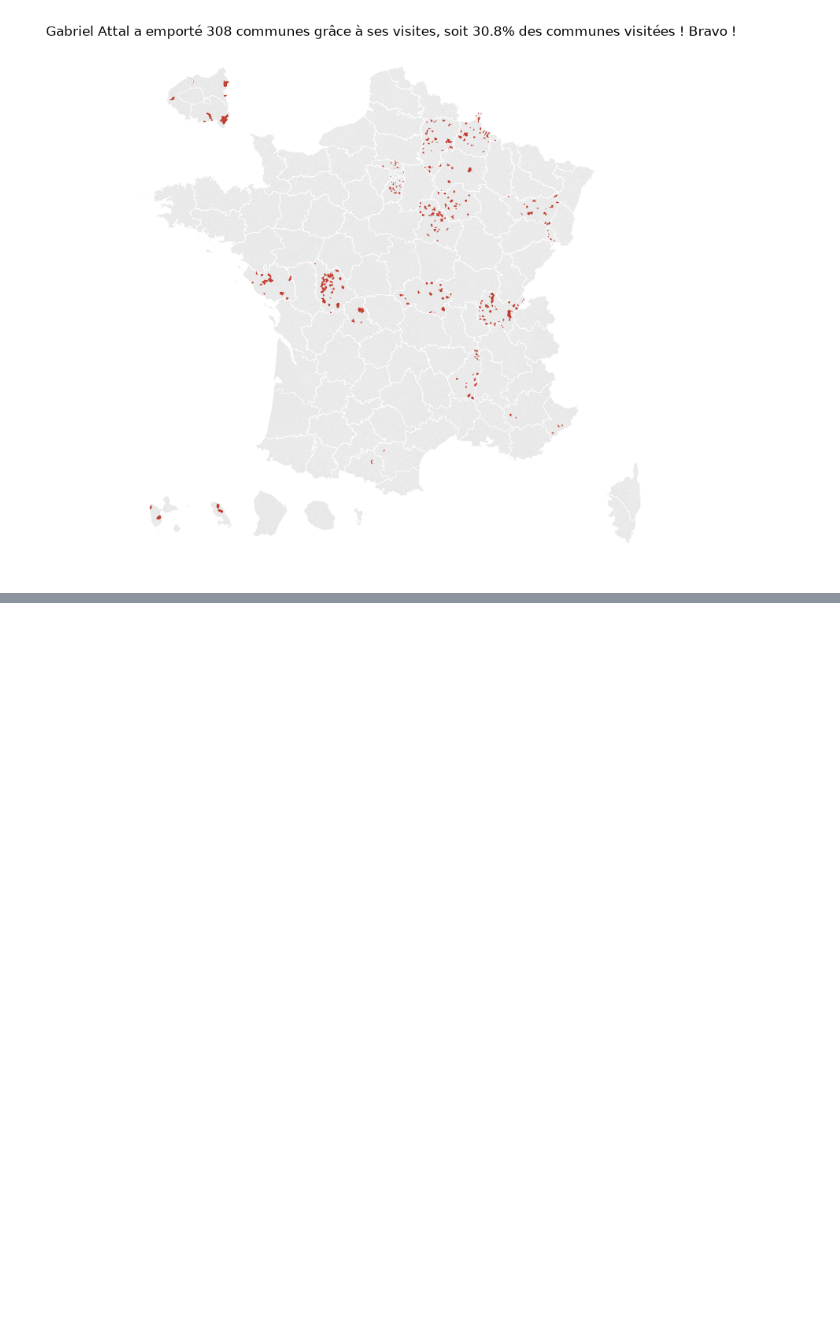
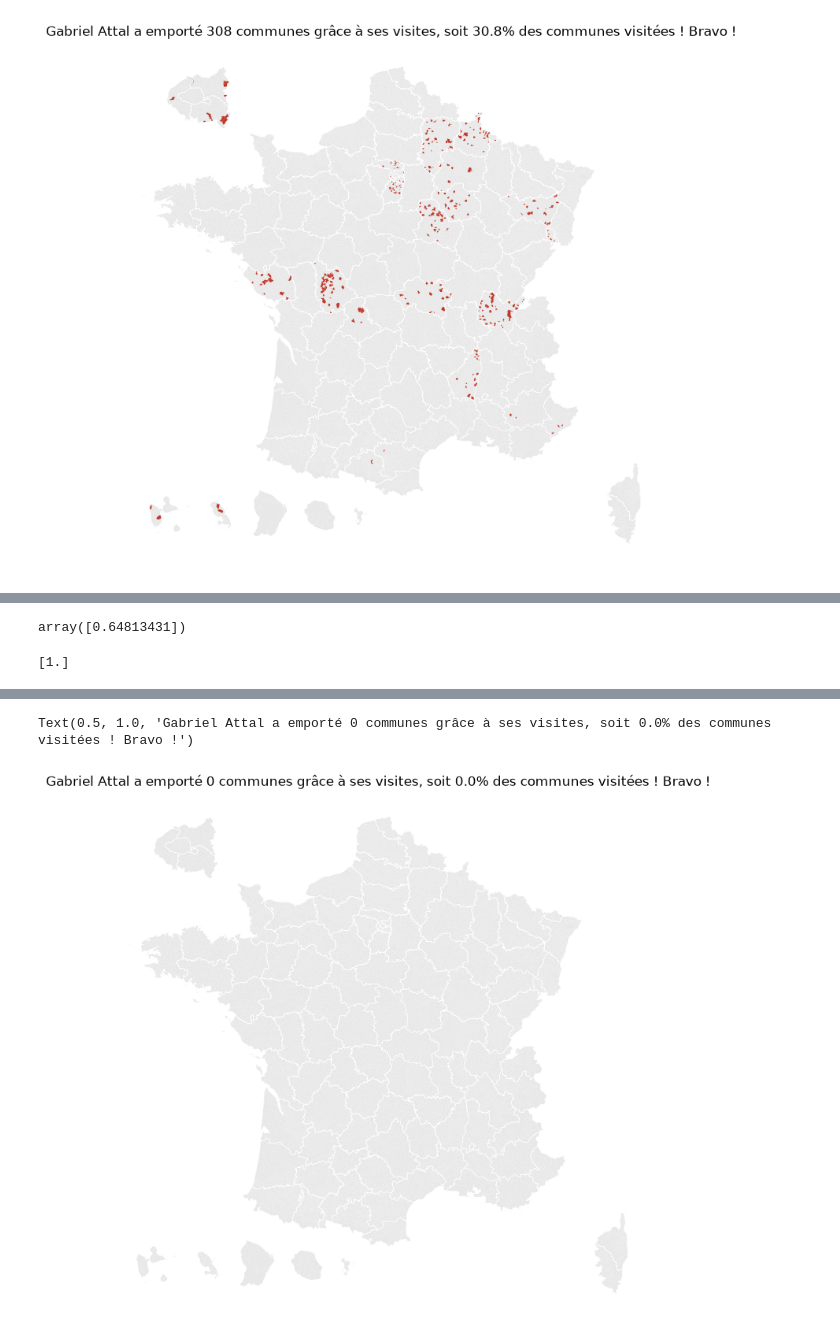
Before and after one commit to nelissanne/bistrots-et-bulletins, a Jupyter notebook: analyse/2.projection_Attal_1000_bistrots.ipynb, the cells around one changed output, grey strips where cells are left out. Saved outputs shown, nothing was run; the diff lists cells and outputs as text; code cells hidden in the pictures; blank space fills up the shorter version.

Commit message:
WIP ajout paramètres

```diff
--- a/analyse/2.projection_Attal_1000_bistrots.ipynb
+++ b/analyse/2.projection_Attal_1000_bistrots.ipynb
@@ -155,47 +188,56 @@ with fs.open(FILE_PATH_OUT_S3, 'wb') as file_out:
+# %%
+from scipy.stats import truncnorm
+rng = np.random.default_rng(seed=42)
+mu, sigma = 0.5, 0.2               # choisis ton écart-type
+a, b = (0 - mu) / sigma, (1 - mu) / sigma   # bornes exprimées en écarts-types
+xs = truncnorm.rvs(a, b, loc=mu, scale=sigma, size=1, random_state=rng)
+xs
+# %% [output]
+array([0.64813431])
+# %%
+efficacite = 1-(max((nb_bistrots_total-1000), 0)/1000*xs)
+print(efficacite)
+# %% [output]
+[1.]
 # %%
-import itertools
-import pandas as pd
 
-def calcul_codes(croissant=True):          # On POC avec un seul paramètre
 
-    nb_bistrots_par_ville = 1
-    nb_bistrots_total = 1000
-    nombre_villes = nb_bistrots_total/nb_bistrots_par_ville
 
-    # On crée la sous-table qui contient ces villes
-    bistrots_visites = df.sort_values("nb_etablissements", ascending=croissant).head(int(nombre_villes)) #Arrondi à l'inférieur
+def calcul_codes(nb_bistrots_par_ville = 1, nb_bistrots_total = 2000, critere_tri="nb_etablissements", croissant=False, tour="tous"):
 
-    # On calcule la proportion du nombre de bistrots visités dans la ville par rapport au nombre de bistrots totaux de la ville
-    bistrots_visites['part_des_etablissements_visites'] = nb_bistrots_par_ville/bistrots_visites['nb_etablissements']
 
-    # On applique cette proportion aux abstentionnistes de la ville
-    bistrots_visites['voix_pour_attal'] = bistrots_visites['part_des_etablissements_visites']*bistrots_visites['Abstentions']
+    bistrots_ordonnes = df.sort_values(critere_tri, ascending=croissant)
+    cumul = bistrots_ordonnes["nb_etablissements"].cumsum()
+    bistrots_visites = bistrots_ordonnes[cumul.shift(fill_value=0) < nb_bistrots_total]
 
-    # On calcule le nombre de voix obtenues par la liste gagnante
-    bistrots_visites['voix_LG'] = bistrots_visites['part_votes_liste_gagnante']*bistrots_visites['Exprimés']
+    efficacite = 1-(max((nb_bistrots_total-1000), 0)/1000*xs)
+    print(efficacite)
 
-    # Indicatrice de victoire
-    bistrots_visites['victoire_attal'] =  bistrots_visites['voix_pour_attal'] > bistrots_visites['voix_LG']
+    bistrots_visites['part_des_etablissements_visites'] = (nb_bistrots_par_ville / bistrots_visites['nb_etablissements']).clip(upper=1)
+    print(bistrots_visites['part_des_etablissements_visites'].describe())
+    bistrots_visites['voix_pour_attal'] = bistrots_visites['part_des_etablissements_visites'] * bistrots_visites['Abstentions'] * efficacite
+    print(bistrots_visites['voix_pour_attal'].describe())
+    bistrots_visites['voix_LG'] = bistrots_visites['part_votes_liste_gagnante'] * bistrots_visites['Exprimés']
+    print(bistrots_visites['voix_LG'].describe())
+    bistrots_visites['victoire_attal'] = bistrots_visites['voix_pour_attal'] > bistrots_visites['voix_LG']
 
-    codes_communes_gagnees = bistrots_visites[bistrots_visites['victoire_attal']==True].CODGEO
-
-    decompte_communes = (bistrots_visites['victoire_attal'] == True).sum()
+    codes_communes_gagnees = bistrots_visites.loc[bistrots_visites['victoire_attal'], 'CODGEO']
+    decompte_communes = int(bistrots_visites['victoire_attal'].sum())
     part_communes = decompte_communes / bistrots_visites.shape[0]
 
-    return    codes_communes_gagnees
+    return codes_communes_gagnees, decompte_communes, part_communes
 
-grille = {"croissant": [True, False]}   # les valeurs proposées sur la page
+codes_gagnees, decompte, part = calcul_codes(10, 10000)
 
-resultats = []
-for valeurs in itertools.product(*grille.values()):
-    params = dict(zip(grille, valeurs))
-    codes = calcul_codes(**params)
-    resultats.append(pd.DataFrame({"code": codes, **params}))
+codes = [str(c).zfill(5) for c in codes_gagnees]
+communes["selection"] = communes["INSEE_COG"].isin(codes)
 
-res = pd.concat(resultats, ignore_index=True)
-
-# Ajout des coordonnées des centroïdes pour la carte
-centres = communes.to_crs(2154).centroid.to_crs(4326)
-coords = pd.DataFrame({"code": communes["INSEE_COG"], "nom": communes["NOM"],
-                    "x": centres.x, "y": centres.y})
-res = res.merge(coords, on="code", how="left")
+fig, ax = plt.subplots(figsize=(9, 9))
+communes.plot(ax=ax, color="#e8e8e8", linewidth=0)
+communes[communes["selection"]].plot(ax=ax, color="#de7e20", linewidth=0)
+departements.boundary.plot(ax=ax, color="white", linewidth=0.4)
+ax.set_axis_off()
+ax.set_title(f"Gabriel Attal a emporté {decompte} communes grâce à ses visites, "
+      f"soit {part:.1%} des communes visitées ! Bravo !")
+#plt.show()
+# %% [output]
@@ -201,0 +261,2 @@ res = res.merge(coords, on="code", how="left")
+Text(0.5, 1.0, 'Gabriel Attal a emporté 0 communes grâce à ses visites, soit 0.0% des communes visitées ! Bravo !')
+[figure, added]
```
Also changed, not shown: parts of 10 cells of this notebook, 1 other file.
